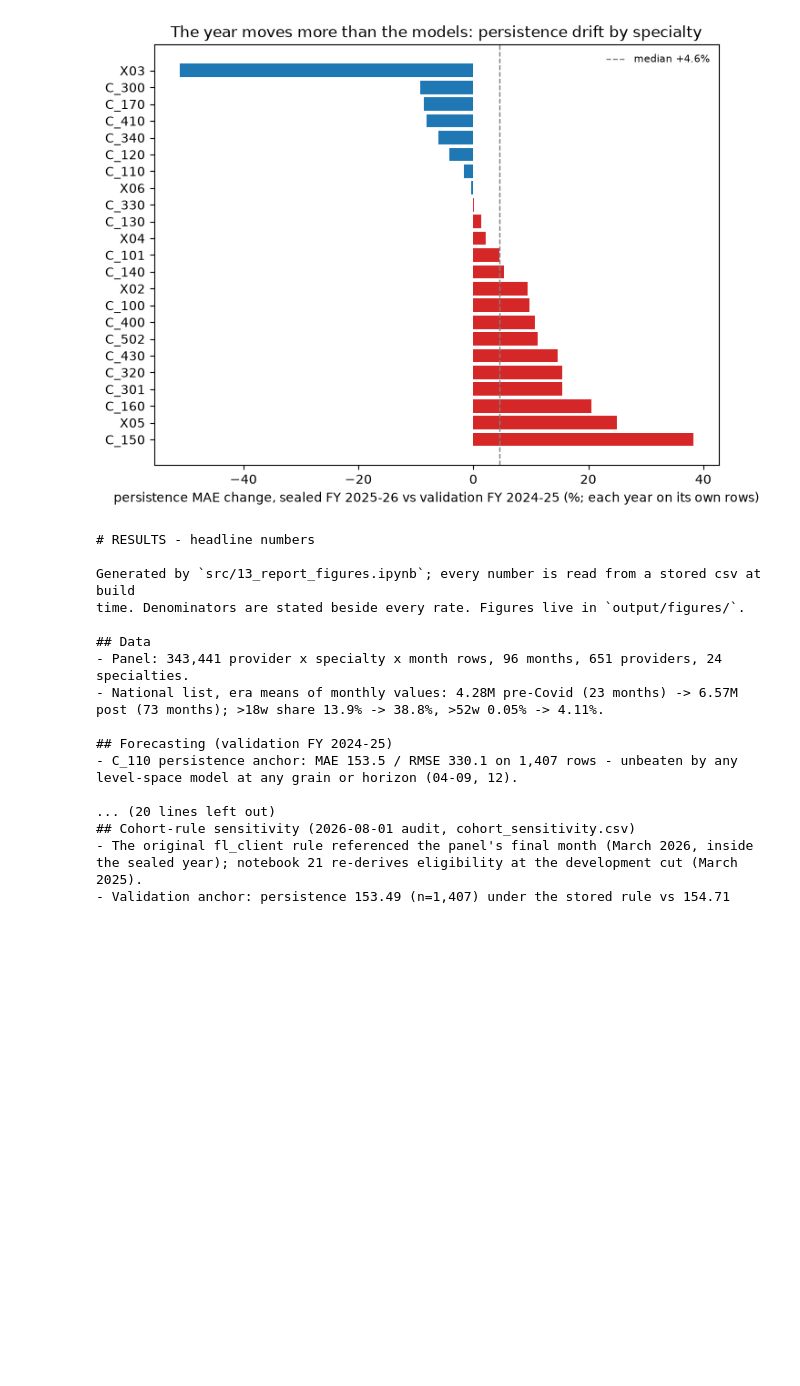
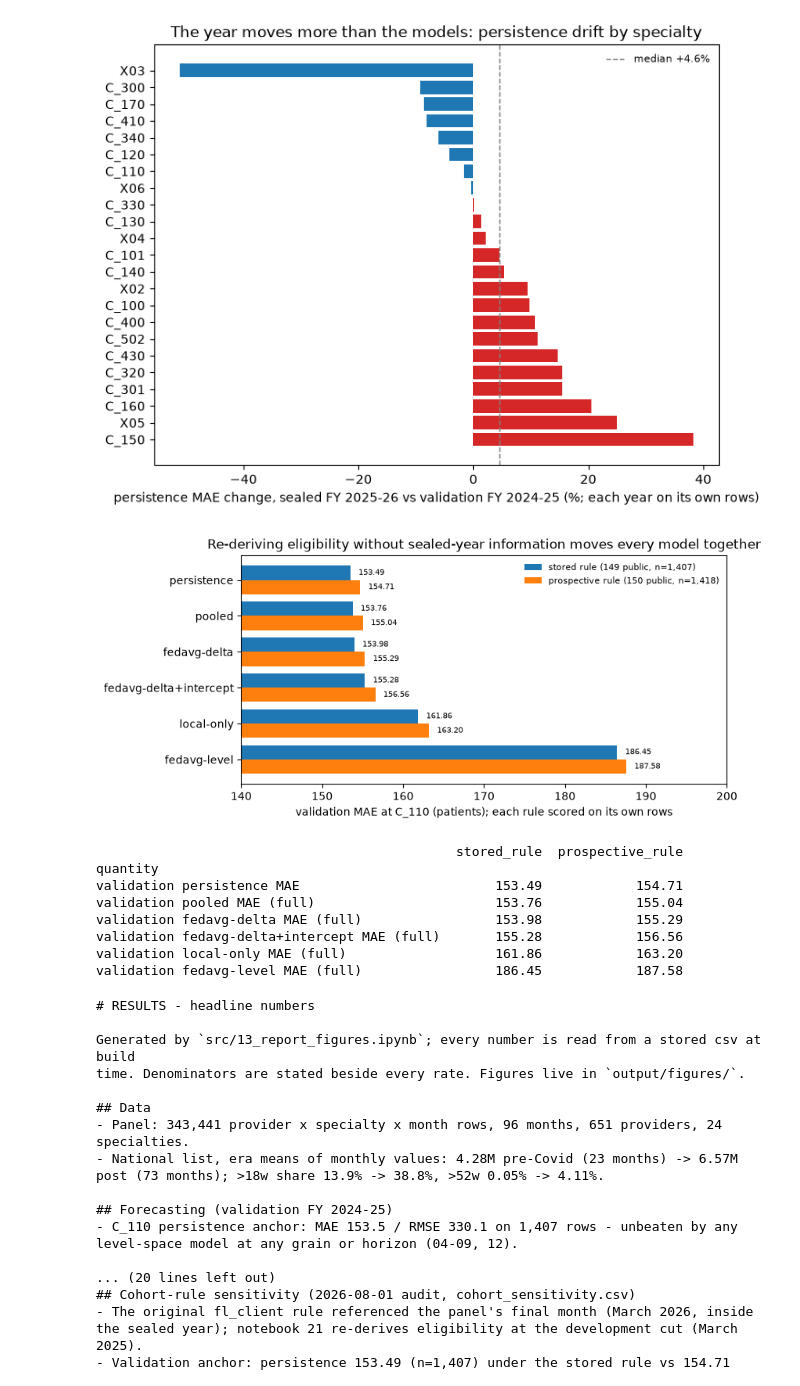
Before and after one commit to nileshsarkar-ai/fedOPD, a Jupyter notebook: src/13_report_figures.ipynb, the cells around one changed output. Cells and saved outputs as stored; diff of their text form; code cells hidden in the pictures; blank space fills up the shorter version.

```diff
--- a/src/13_report_figures.ipynb
+++ b/src/13_report_figures.ipynb
@@ -598,6 +660,44 @@ save_fig(fig, "fig_sealed_persistence_drift_h1.png", "sealed_year_eval.csv",
 plt.show()
 # %% [output]
 [figure]
+# %%
+# Goal: fig_c110_cohort_sensitivity_h1.png - the audit's cohort question in one picture: every model
+# shifts by about the same amount when eligibility is re-derived without sealed-year information,
+# so the ordering that the paper's conclusions rest on does not depend on the defective rule.
+cs = pd.read_csv(PROC / "cohort_sensitivity.csv").set_index("quantity")
+val = cs[cs.index.str.startswith("validation") & cs.index.str.endswith("MAE (full)")
+         | (cs.index == "validation persistence MAE")]
+labels = [q.replace("validation ", "").replace(" MAE (full)", "").replace(" MAE", "")
+          for q in val.index]
+assert len(val) == 6, val.index.tolist()   # persistence plus the five trained variants 21 replicates
+
+fig, ax = plt.subplots(figsize=(8, 3.8))
+y = np.arange(len(val))
+ax.barh(y - 0.2, val["stored_rule"], height=0.4, color="C0", label="stored rule (149 public, n=1,407)")
+ax.barh(y + 0.2, val["prospective_rule"], height=0.4, color="C1",
+        label="prospective rule (150 public, n=1,418)")
+for yi, (a, b) in enumerate(zip(val["stored_rule"], val["prospective_rule"])):
+    ax.text(a + 1, yi - 0.2, f"{a:.2f}", va="center", fontsize=7)
+    ax.text(b + 1, yi + 0.2, f"{b:.2f}", va="center", fontsize=7)
+ax.set_yticks(y, labels); ax.invert_yaxis()
+ax.set_xlim(140, 200)                        # every score sits above 150, so a zero origin wastes the axis
+ax.set_xlabel("validation MAE at C_110 (patients); each rule scored on its own rows")
+ax.set_title("Re-deriving eligibility without sealed-year information moves every model together")
+ax.legend(frameon=False, fontsize=8, loc="upper right")   # the short top bars leave this corner free
+save_fig(fig, "fig_c110_cohort_sensitivity_h1.png", "cohort_sensitivity.csv",
+         "validation MAE per model under the stored and the strictly prospective eligibility rule")
+plt.show()
+print(val.round(2).to_string())
+# %% [output]
+[figure, added]
+                                              stored_rule  prospective_rule
+quantity
+validation persistence MAE                         153.49            154.71
+validation pooled MAE (full)                       153.76            155.04
+validation fedavg-delta MAE (full)                 153.98            155.29
+validation fedavg-delta+intercept MAE (full)       155.28            156.56
+validation local-only MAE (full)                   161.86            163.20
+validation fedavg-level MAE (full)                 186.45            187.58
 # %%
 # Goal: output/RESULTS.md - the headline results list; every number below is computed in this cell
 # from a stored csv loaded in this run, none typed from memory.
```
Also changed, not shown: parts of 3 cells of this notebook, 27 other files.
